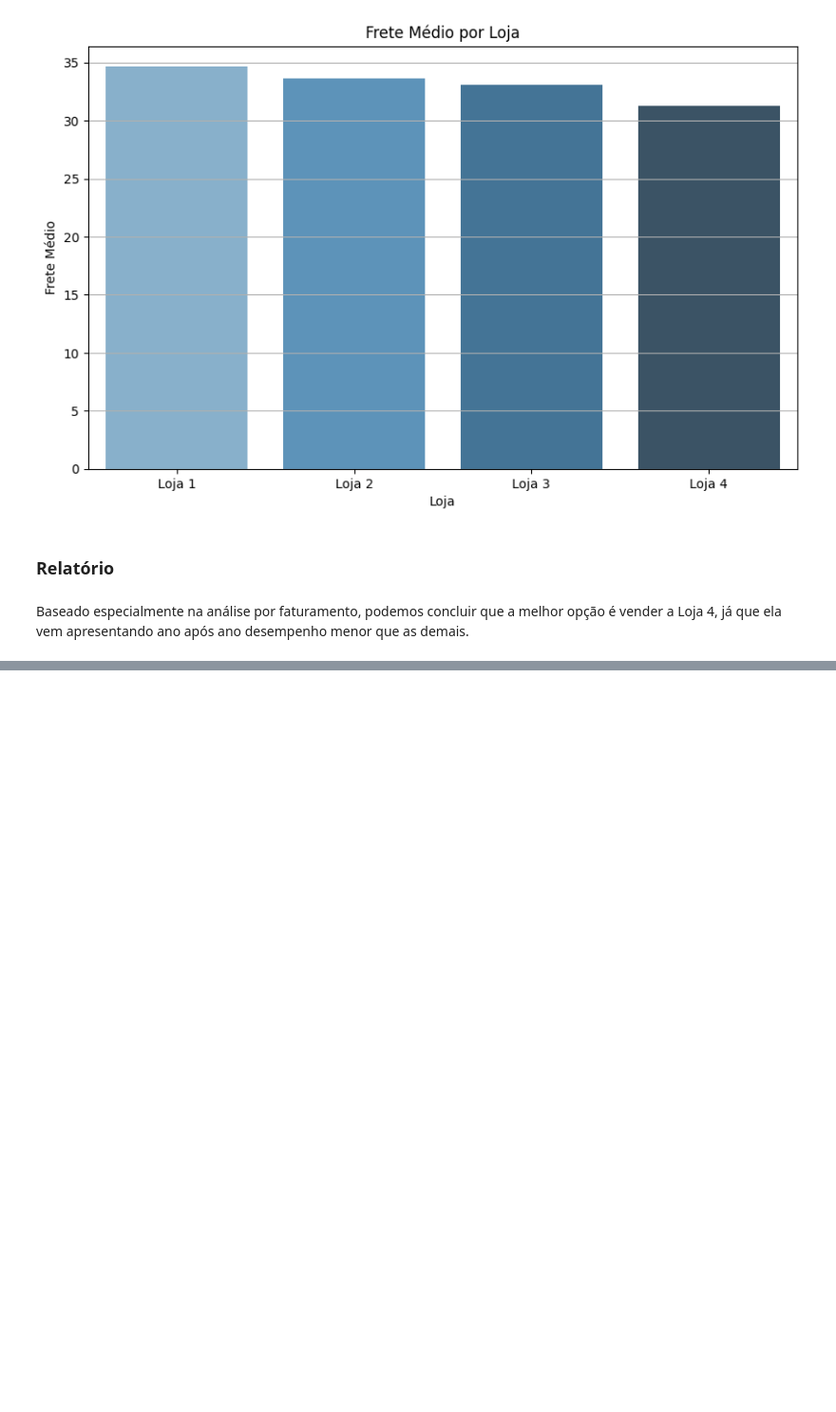
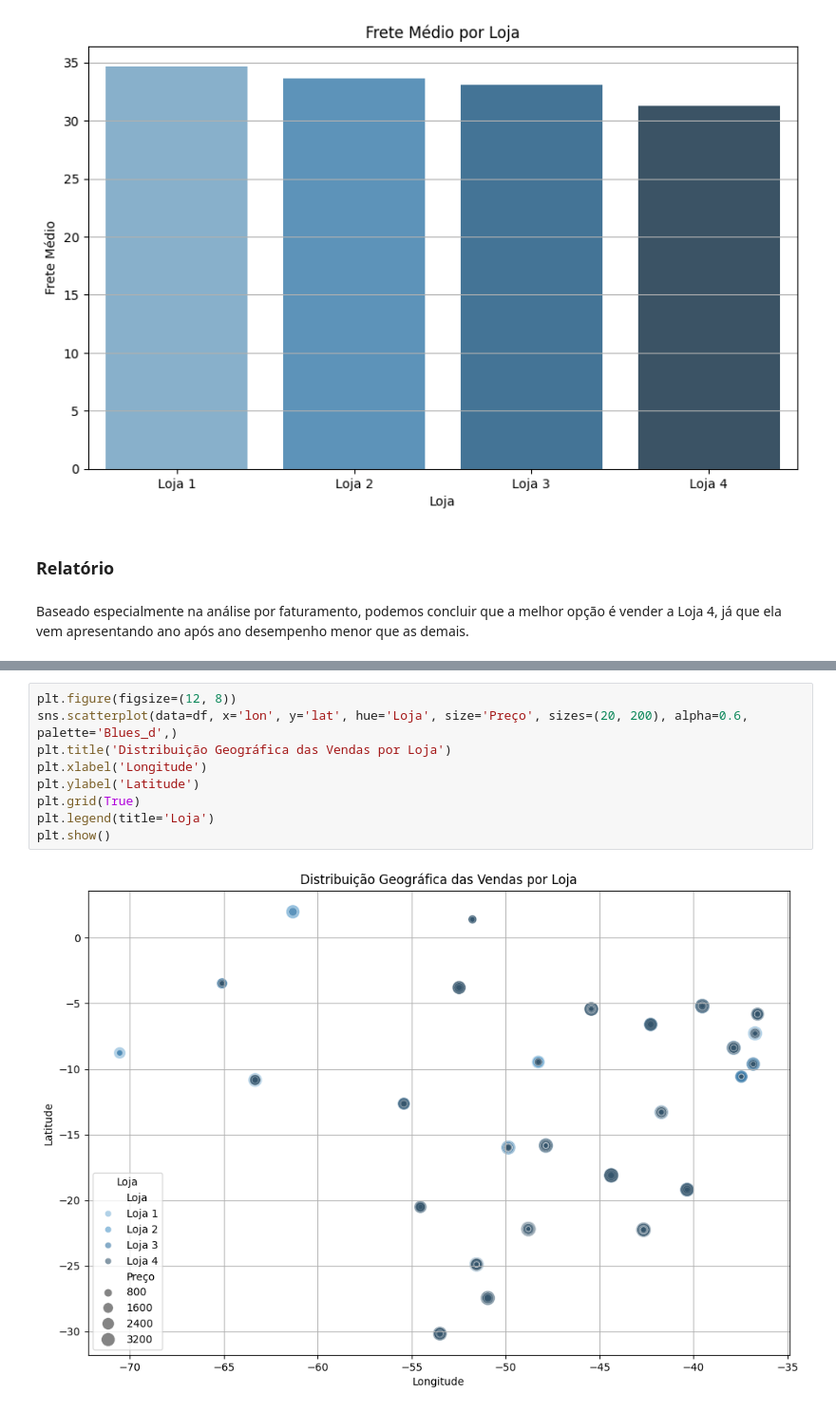
Before and after one commit to emilesartori/challenge1-data-science, a Jupyter notebook: AluraStoreBr.ipynb, the cells around one changed output, grey strips where cells are left out. Shown at 95% size. Saved outputs shown, nothing was run; the diff lists cells and outputs as text; blank space fills up the shorter version.

```diff
--- a/AluraStoreBr.ipynb
+++ b/AluraStoreBr.ipynb
@@ -254,0 +286,11 @@ Baseado especialmente na análise por faturamento, podemos concluir que a melhor
+# %%
+plt.figure(figsize=(12, 8))
+sns.scatterplot(data=df, x='lon', y='lat', hue='Loja', size='Preço', sizes=(20, 200), alpha=0.6, palette='Blues_d',)
+plt.title('Distribuição Geográfica das Vendas por Loja')
+plt.xlabel('Longitude')
+plt.ylabel('Latitude')
+plt.grid(True)
+plt.legend(title='Loja')
+plt.show()
+# %% [output]
+[figure, added]
```
Also changed, not shown: parts of 4 cells of this notebook.
